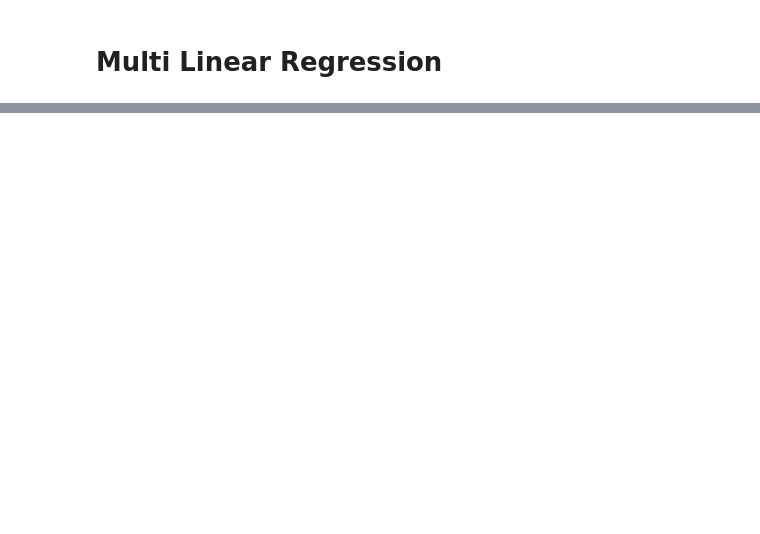
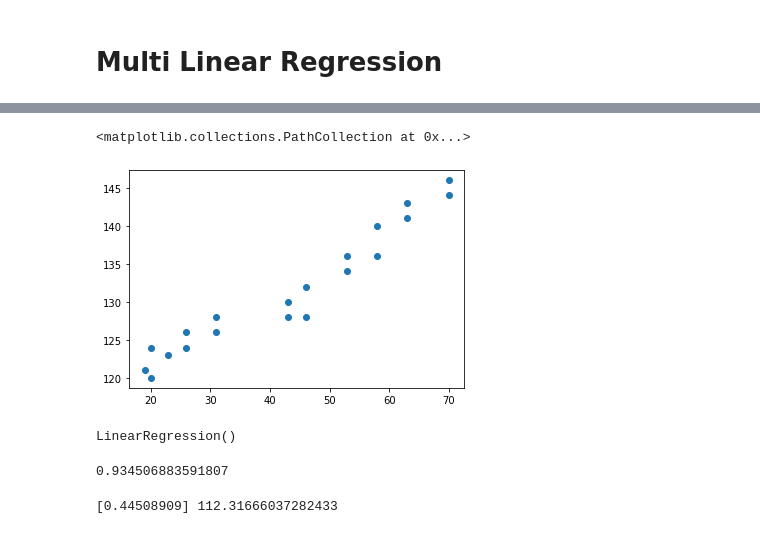
Before and after one commit to r2klabs/RegressionExamples, a Jupyter notebook: LinearRegression.ipynb, the cells around one changed output, grey strips where cells are left out. Saved outputs shown, nothing was run; the diff lists cells and outputs as text; code cells hidden in the pictures; blank space fills up the shorter version.

```diff
--- a/LinearRegression.ipynb
+++ b/LinearRegression.ipynb
@@ -197,0 +302,2 @@ sum(r)*(1/(2*m))
+# %%
+df = pd.read_csv('age_bloodpressure.csv')
@@ -197,0 +313,5 @@ sum(r)*(1/(2*m))
+# %%
+plt.scatter(df.AGE, df.BP)
+# %% [output]
+<matplotlib.collections.PathCollection at 0x...>
+[figure, added]
@@ -197,0 +323,12 @@ sum(r)*(1/(2*m))
+# %%
+model.fit(X,y)
+# %% [output]
+LinearRegression()
+# %%
+model.score(X,y)
+# %% [output]
+0.934506883591807
+# %%
+print(model.coef_,model.intercept_)
+# %% [output]
+[0.44508909] 112.31666037282433
```
Also changed, not shown: parts of 92 cells of this notebook, 5 other files.
